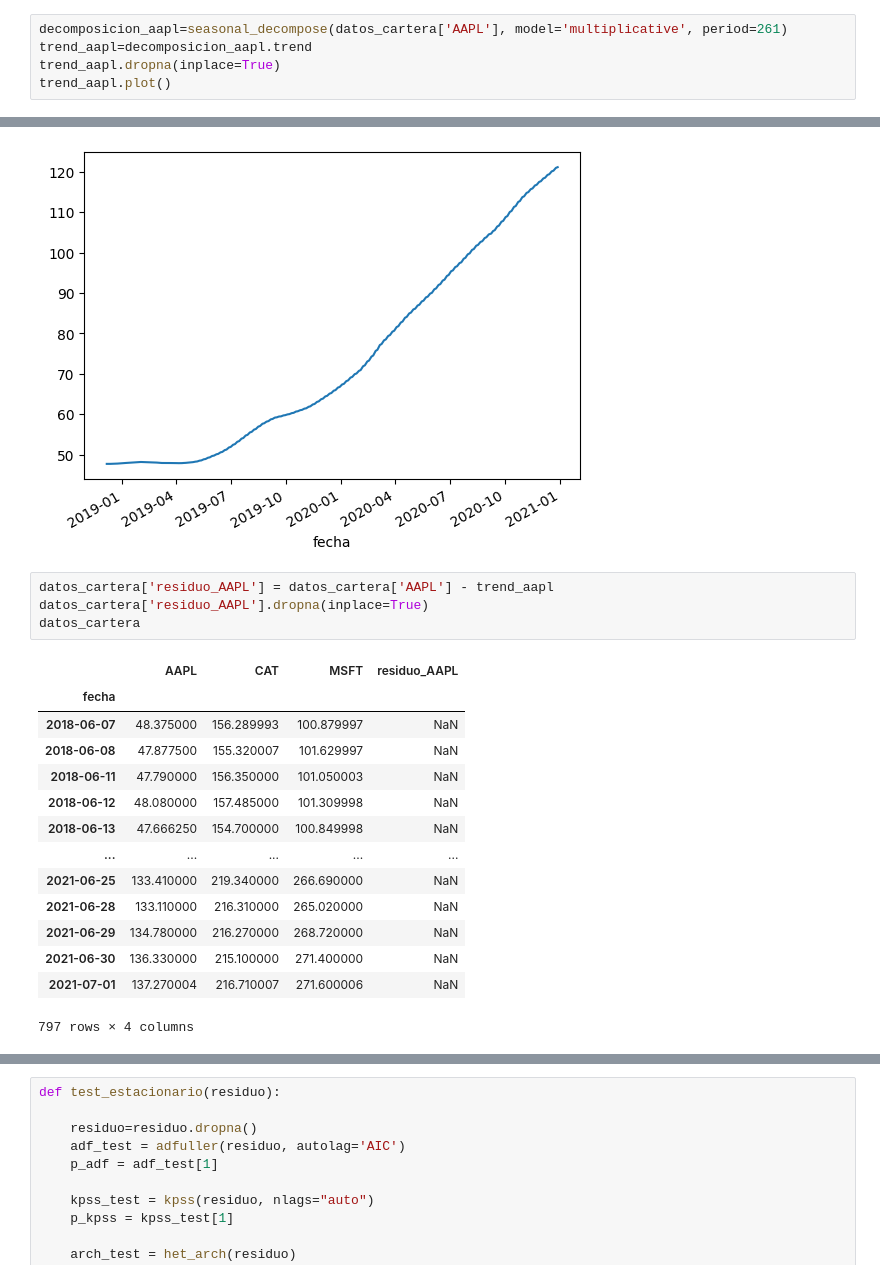
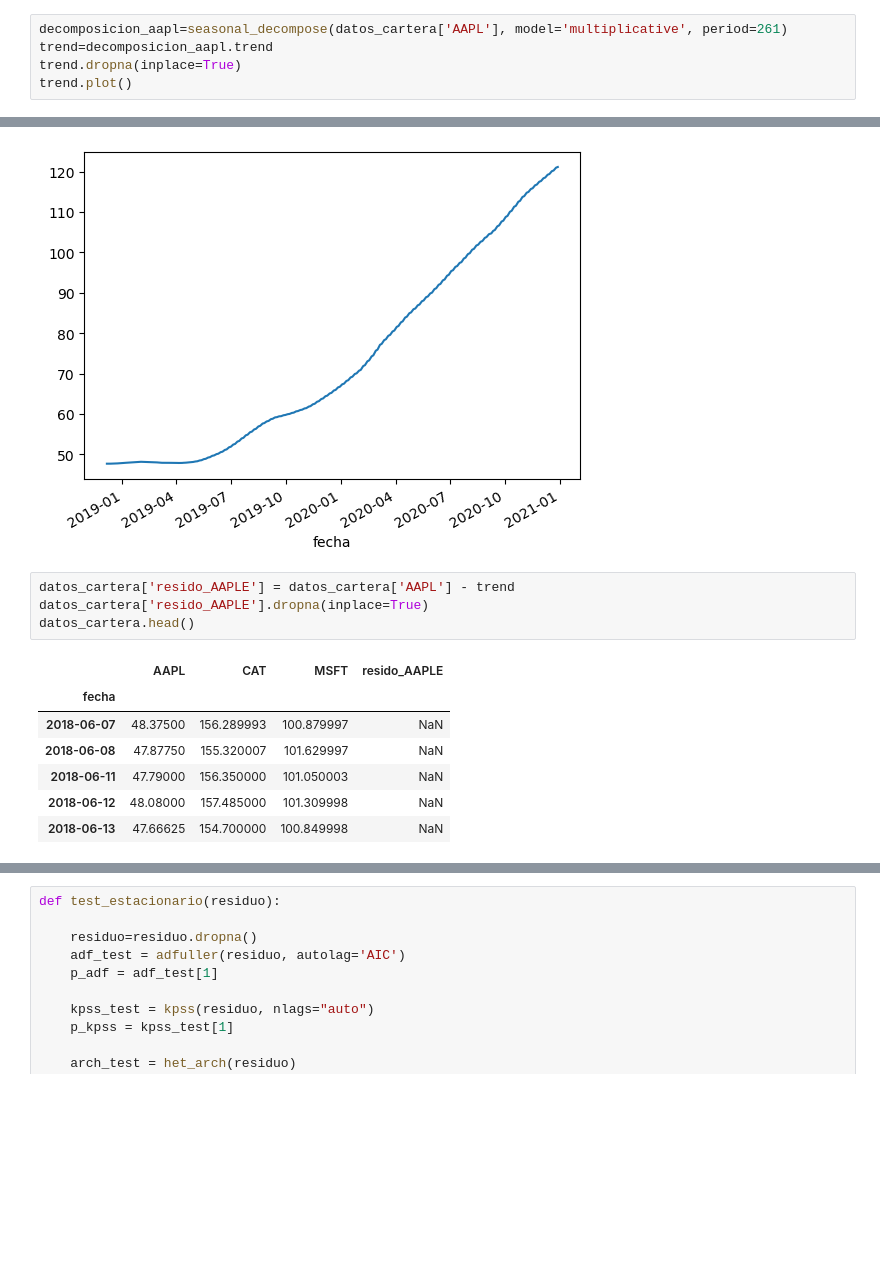
Before and after one commit to LanderAgirre/Reto_09_Azul_Oscuro, a Jupyter notebook: 4.Data_Science.ipynb, the cells around one changed output, grey strips where cells are left out. Drawn from its saved outputs; the diff is of its cells as text; blank space fills up the shorter version.

```diff
--- a/4.Data_Science.ipynb
+++ b/4.Data_Science.ipynb
@@ -65,29 +65,22 @@ Para conseguir el residuo, hay que restar la tendencia a la serie original.
 TENDENCIA
 # %%
 decomposicion_aapl=seasonal_decompose(datos_cartera['AAPL'], model='multiplicative', period=261)
-trend_aapl=decomposicion_aapl.trend
-trend_aapl.dropna(inplace=True)
-trend_aapl.plot()
+trend=decomposicion_aapl.trend
+trend.dropna(inplace=True)
+trend.plot()
 # %% [output]
 <Axes: xlabel='fecha'>
 [figure]
 # %%
-datos_cartera['residuo_AAPL'] = datos_cartera['AAPL'] - trend_aapl
-datos_cartera['residuo_AAPL'].dropna(inplace=True)
-datos_cartera
+datos_cartera['resido_AAPLE'] = datos_cartera['AAPL'] - trend
+datos_cartera['resido_AAPLE'].dropna(inplace=True)
+datos_cartera.head()
 # %% [output]
-|  | AAPL | CAT | MSFT | residuo_AAPL |
+|  | AAPL | CAT | MSFT | resido_AAPLE |
 | fecha |  |  |  |  |
-| 2018-06-07 | 48.375000 | 156.289993 | 100.879997 | NaN |
-| 2018-06-08 | 47.877500 | 155.320007 | 101.629997 | NaN |
-| 2018-06-11 | 47.790000 | 156.350000 | 101.050003 | NaN |
-| 2018-06-12 | 48.080000 | 157.485000 | 101.309998 | NaN |
-| 2018-06-13 | 47.666250 | 154.700000 | 100.849998 | NaN |
-| ... | ... | ... | ... | ... |
-| 2021-06-25 | 133.410000 | 219.340000 | 266.690000 | NaN |
-| 2021-06-28 | 133.110000 | 216.310000 | 265.020000 | NaN |
-| 2021-06-29 | 134.780000 | 216.270000 | 268.720000 | NaN |
-| 2021-06-30 | 136.330000 | 215.100000 | 271.400000 | NaN |
-| 2021-07-01 | 137.270004 | 216.710007 | 271.600006 | NaN |
+| 2018-06-07 | 48.37500 | 156.289993 | 100.879997 | NaN |
+| 2018-06-08 | 47.87750 | 155.320007 | 101.629997 | NaN |
+| 2018-06-11 | 47.79000 | 156.350000 | 101.050003 | NaN |
+| 2018-06-12 | 48.08000 | 157.485000 | 101.309998 | NaN |
+| 2018-06-13 | 47.66625 | 154.700000 | 100.849998 | NaN |
-797 rows × 4 columns
 # %%
```
Also changed, not shown: parts of 43 cells of this notebook.
